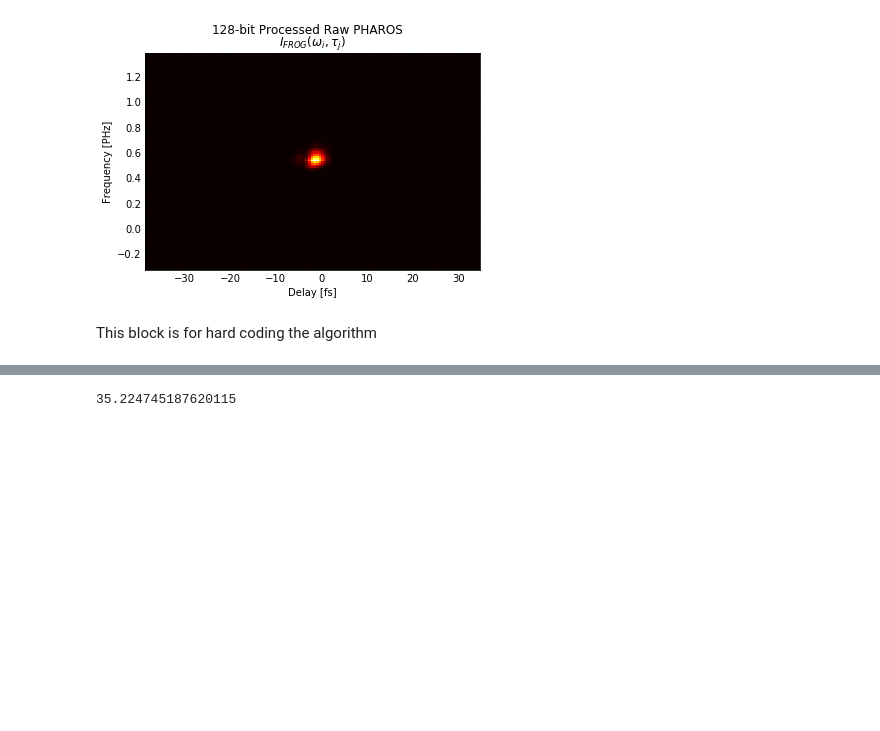
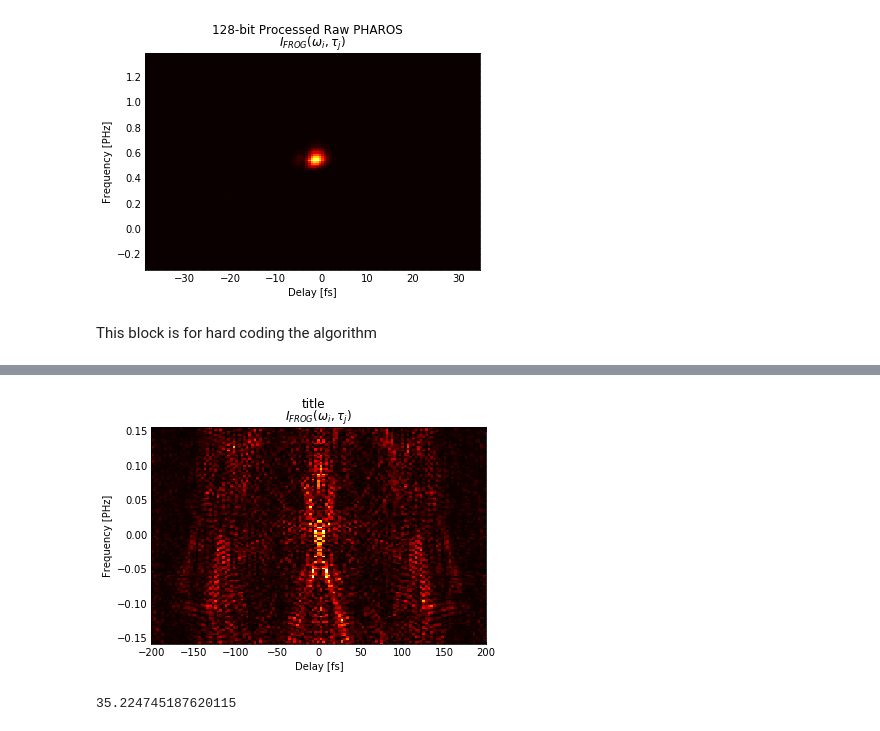
Before and after one commit to ChowdhuryGroup/FROG, a Jupyter notebook: Untitled.ipynb, the cells around one changed output, grey strips where cells are left out. Cells and saved outputs as stored; diff of their text form; code cells hidden in the pictures; blank space fills up the shorter version.

```diff
--- a/Untitled.ipynb
+++ b/Untitled.ipynb
@@ -219,0 +320,4 @@ rng.shuffle(spec_order) # shuffle order that the spectra will get handled for th
+# %%
+tst.rough_plot(ctrc,dtst,ftst)
+# %% [output]
+[figure, added]
```
Also changed, not shown: parts of 14 cells of this notebook.
